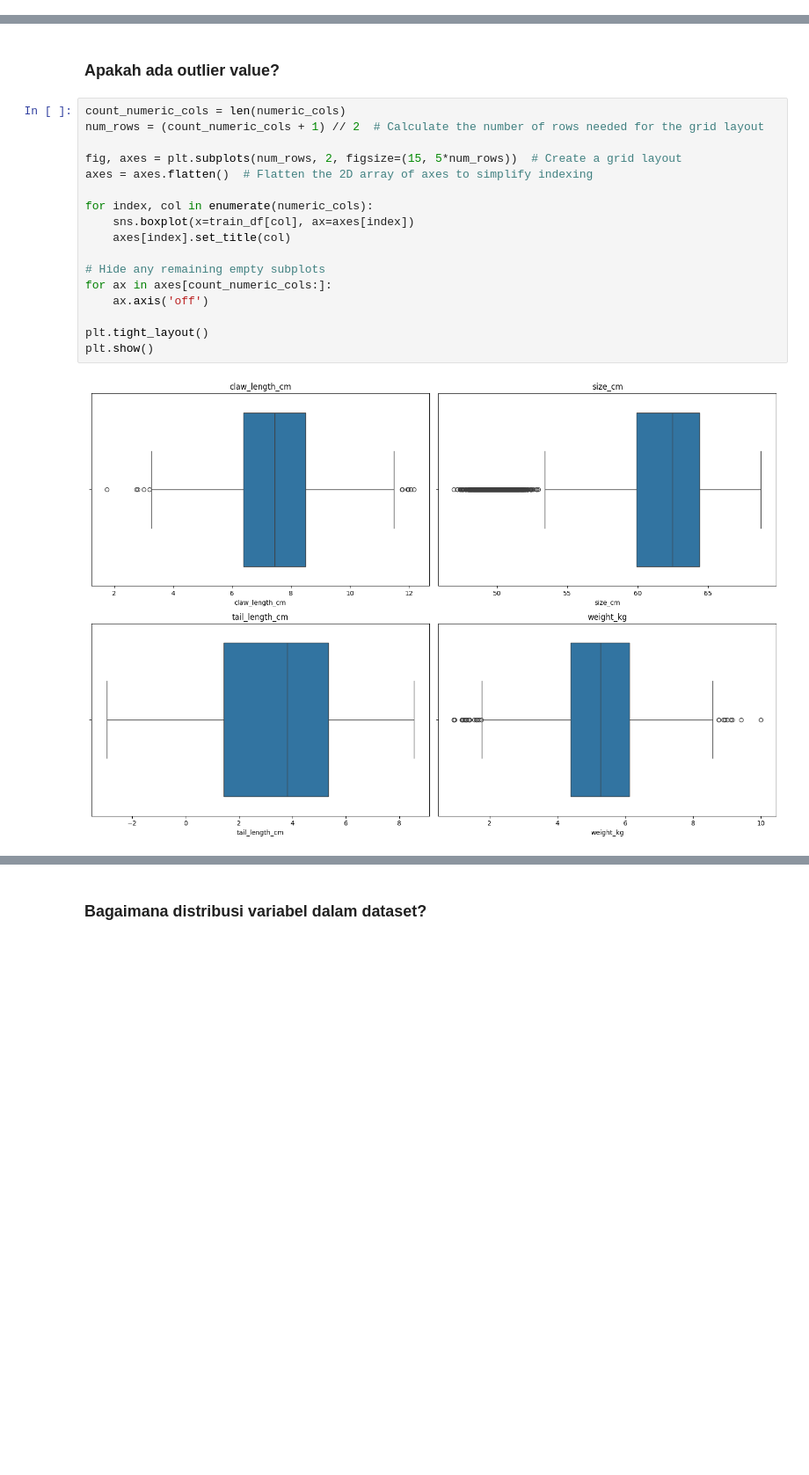
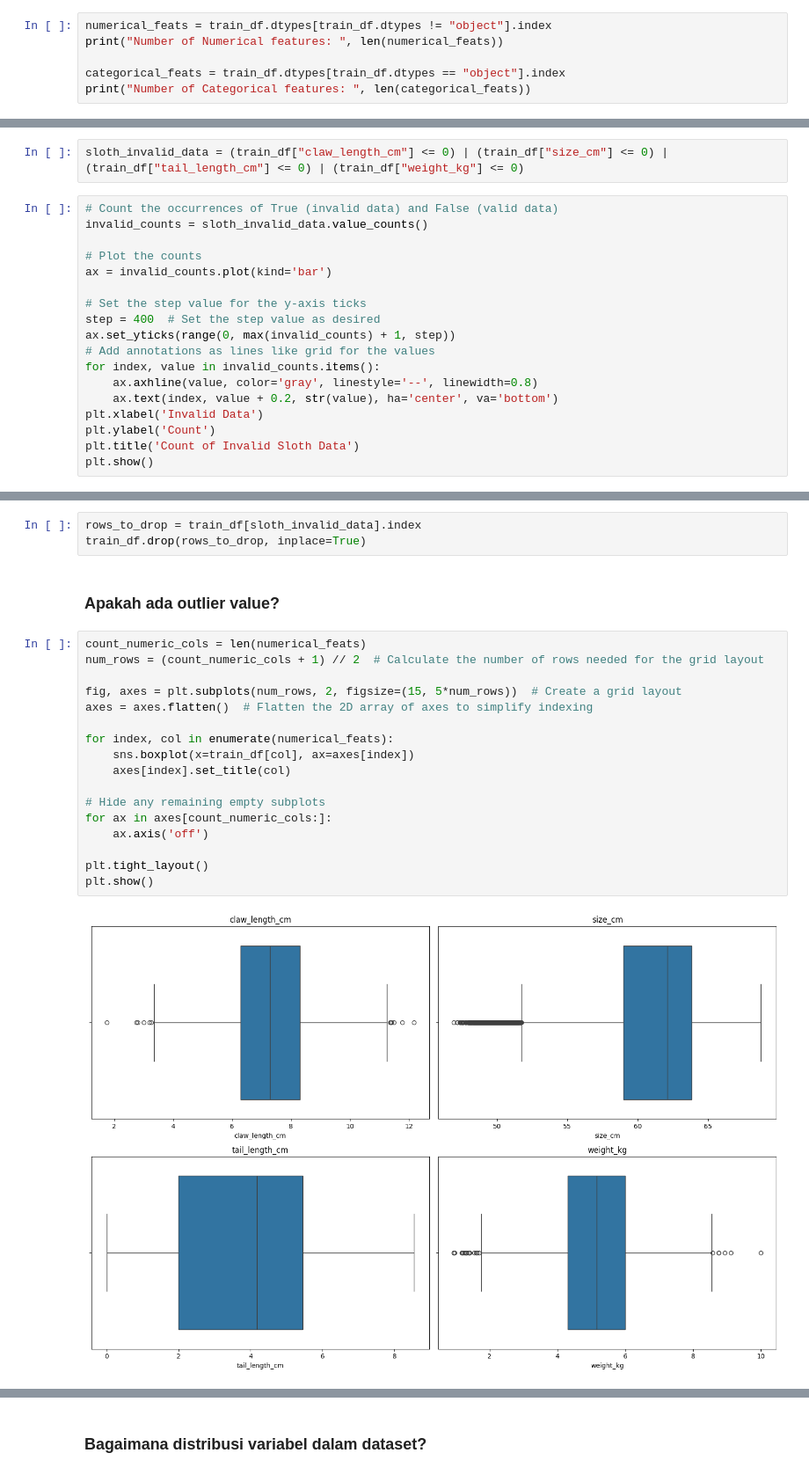
Before and after one commit to muhammadarl/clasification-of-sloth, a Jupyter notebook: Classification_of_Sloth.ipynb, the cells around one changed output, grey strips where cells are left out. Shown at 88% size. Saved outputs shown, nothing was run; the diff lists cells and outputs as text; blank space fills up the shorter version.

```diff
--- a/Classification_of_Sloth.ipynb
+++ b/Classification_of_Sloth.ipynb
@@ -127,0 +86,6 @@ memory usage: 171.5 KB
+# %%
+numerical_feats = train_df.dtypes[train_df.dtypes != "object"].index
+print("Number of Numerical features: ", len(numerical_feats))
+
+categorical_feats = train_df.dtypes[train_df.dtypes == "object"].index
+print("Number of Categorical features: ", len(categorical_feats))
@@ -140,0 +120,20 @@ dtype: int64
+# %%
+sloth_invalid_data = (train_df["claw_length_cm"] <= 0) | (train_df["size_cm"] <= 0) | (train_df["tail_length_cm"] <= 0) | (train_df["weight_kg"] <= 0)
+# %%
+# Count the occurrences of True (invalid data) and False (valid data)
+invalid_counts = sloth_invalid_data.value_counts()
+
+# Plot the counts
+ax = invalid_counts.plot(kind='bar')
+
+# Set the step value for the y-axis ticks
+step = 400  # Set the step value as desired
+ax.set_yticks(range(0, max(invalid_counts) + 1, step))
+# Add annotations as lines like grid for the values
+for index, value in invalid_counts.items():
+    ax.axhline(value, color='gray', linestyle='--', linewidth=0.8)
+    ax.text(index, value + 0.2, str(value), ha='center', va='bottom')
+plt.xlabel('Invalid Data')
+plt.ylabel('Count')
+plt.title('Count of Invalid Sloth Data')
+plt.show()
@@ -141,21 +142,24 @@ dtype: int64
+# %%
+rows_to_drop = train_df[sloth_invalid_data].index
+train_df.drop(rows_to_drop, inplace=True)
 # %% [markdown]
 ### Apakah ada outlier value?
 # %%
-count_numeric_cols = len(numeric_cols)
+count_numeric_cols = len(numerical_feats)
 num_rows = (count_numeric_cols + 1) // 2  # Calculate the number of rows needed for the grid layout
 
 fig, axes = plt.subplots(num_rows, 2, figsize=(15, 5*num_rows))  # Create a grid layout
 axes = axes.flatten()  # Flatten the 2D array of axes to simplify indexing
 
-for index, col in enumerate(numeric_cols):
+for index, col in enumerate(numerical_feats):
     sns.boxplot(x=train_df[col], ax=axes[index])
     axes[index].set_title(col)
 
 # Hide any remaining empty subplots
 for ax in axes[count_numeric_cols:]:
     ax.axis('off')
 
 plt.tight_layout()
 plt.show()
 # %% [output]
-[figure, old version]
+[figure, new version]
```
Also changed, not shown: parts of 75 cells of this notebook, 1 other file.
